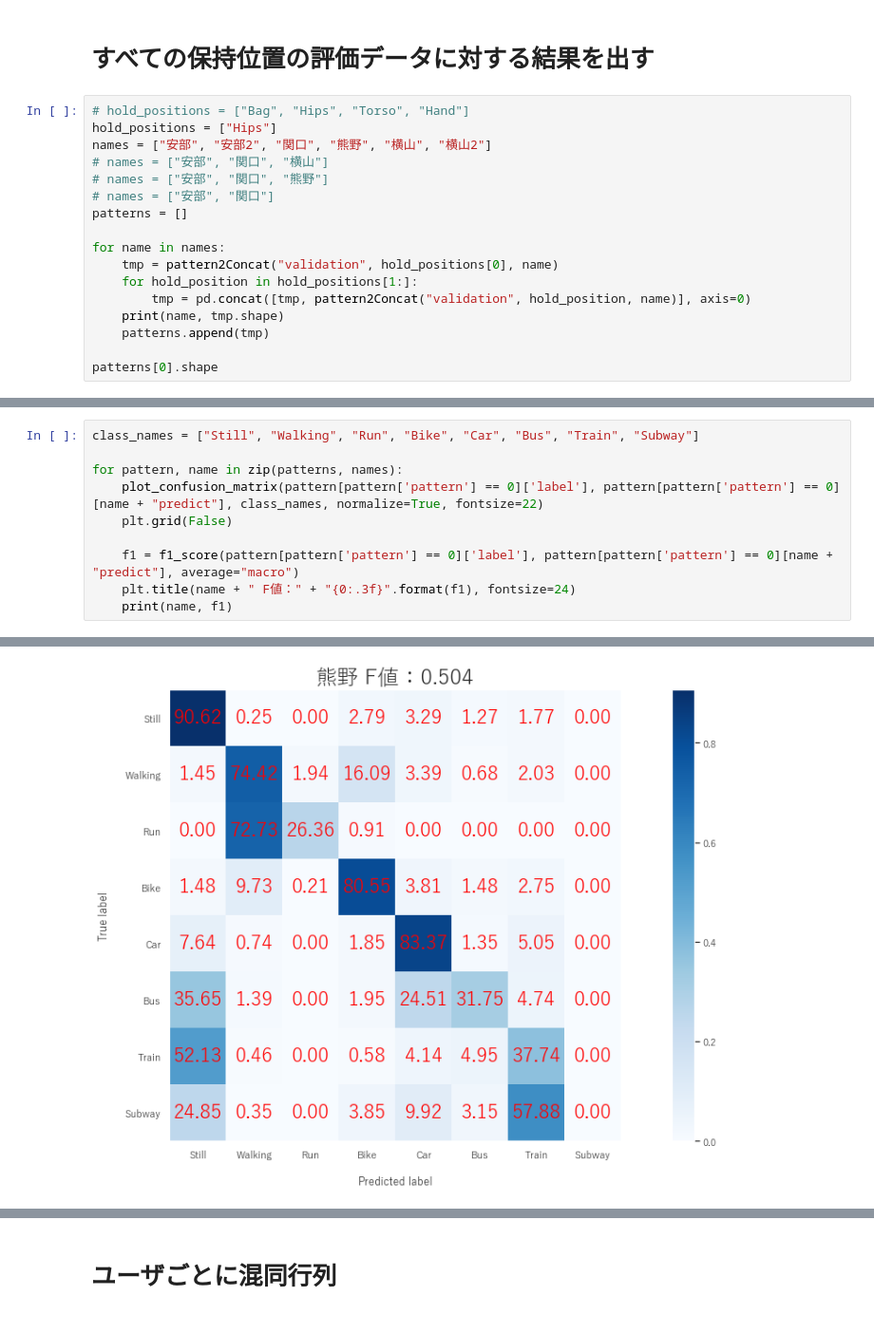
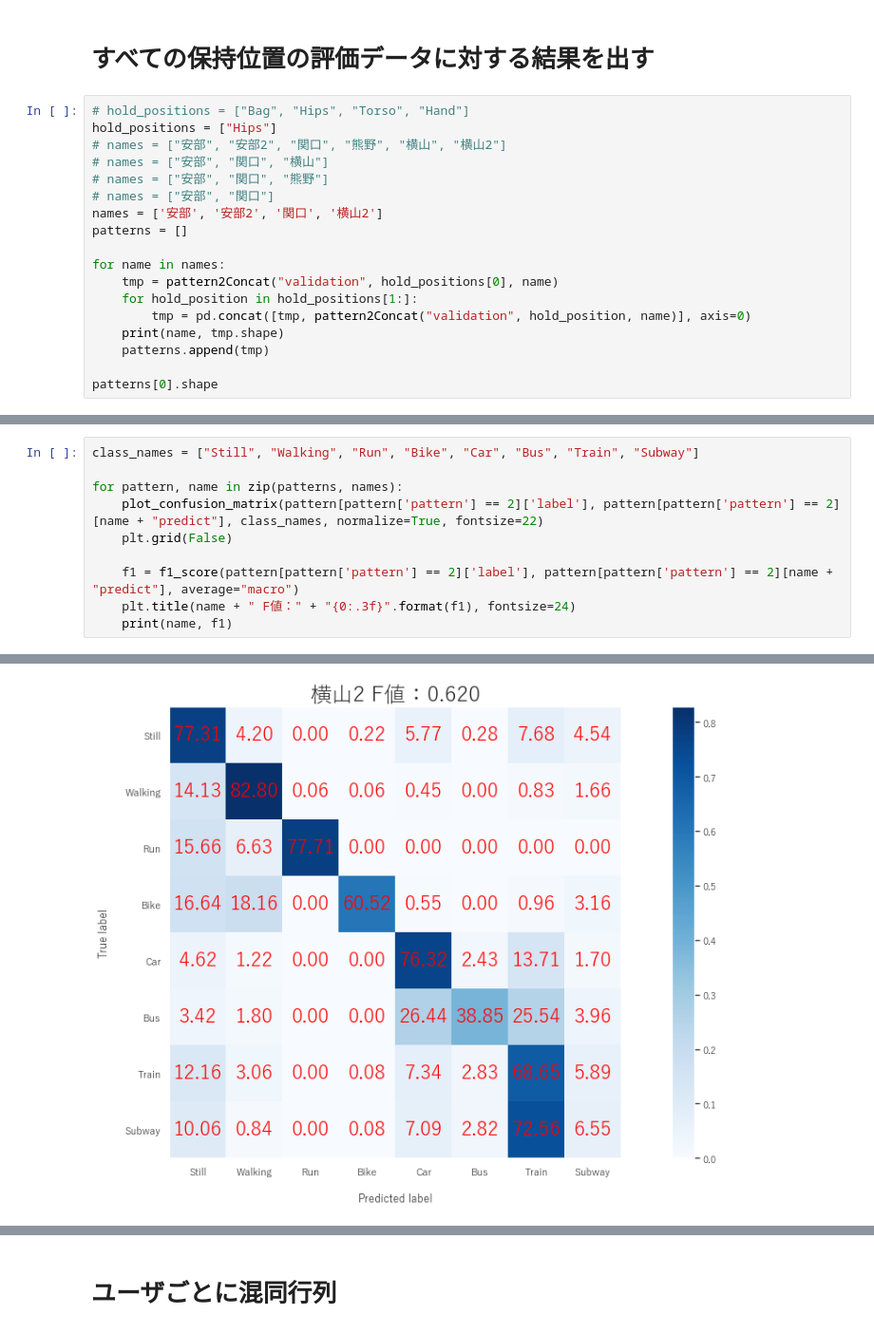
Before and after one commit to nekketsu2010/SHL2020, a Jupyter notebook: Notebook/安部関口分類フロー検証/Hipsパターン2検証.ipynb, the cells around one changed output, grey strips where cells are left out. Shown at 95% size. Cells and saved outputs as stored; diff of their text form.

```diff
--- a/Notebook/安部関口分類フロー検証/Hipsパターン2検証.ipynb
+++ b/Notebook/安部関口分類フロー検証/Hipsパターン2検証.ipynb
@@ -104,10 +104,11 @@ def pattern2Concat(kind, hold_position, name):
 # %%
 # hold_positions = ["Bag", "Hips", "Torso", "Hand"]
 hold_positions = ["Hips"]
-names = ["安部", "安部2", "関口", "熊野", "横山", "横山2"]
+# names = ["安部", "安部2", "関口", "熊野", "横山", "横山2"]
 # names = ["安部", "関口", "横山"]
 # names = ["安部", "関口", "熊野"]
 # names = ["安部", "関口"]
+names = ['安部', '安部2', '関口', '横山2']
 patterns = []
 
 for name in names:
@@ -164,10 +161,10 @@ for pattern, name in zip(patterns, names):
 class_names = ["Still", "Walking", "Run", "Bike", "Car", "Bus", "Train", "Subway"]
 
 for pattern, name in zip(patterns, names):
-    plot_confusion_matrix(pattern[pattern['pattern'] == 0]['label'], pattern[pattern['pattern'] == 0][name + "predict"], class_names, normalize=True, fontsize=22)
+    plot_confusion_matrix(pattern[pattern['pattern'] == 2]['label'], pattern[pattern['pattern'] == 2][name + "predict"], class_names, normalize=True, fontsize=22)
     plt.grid(False)
 
-    f1 = f1_score(pattern[pattern['pattern'] == 0]['label'], pattern[pattern['pattern'] == 0][name + "predict"], average="macro")
+    f1 = f1_score(pattern[pattern['pattern'] == 2]['label'], pattern[pattern['pattern'] == 2][name + "predict"], average="macro")
     plt.title(name + " F値：" + "{0:.3f}".format(f1), fontsize=24)
     print(name, f1)
 # %% [output]
@@ -183 +178 @@ for pattern, name in zip(patterns, names):
-[figure, old version]
+[figure, new version]
```
Also changed, not shown: parts of 40 cells of this notebook, 4 other files.
